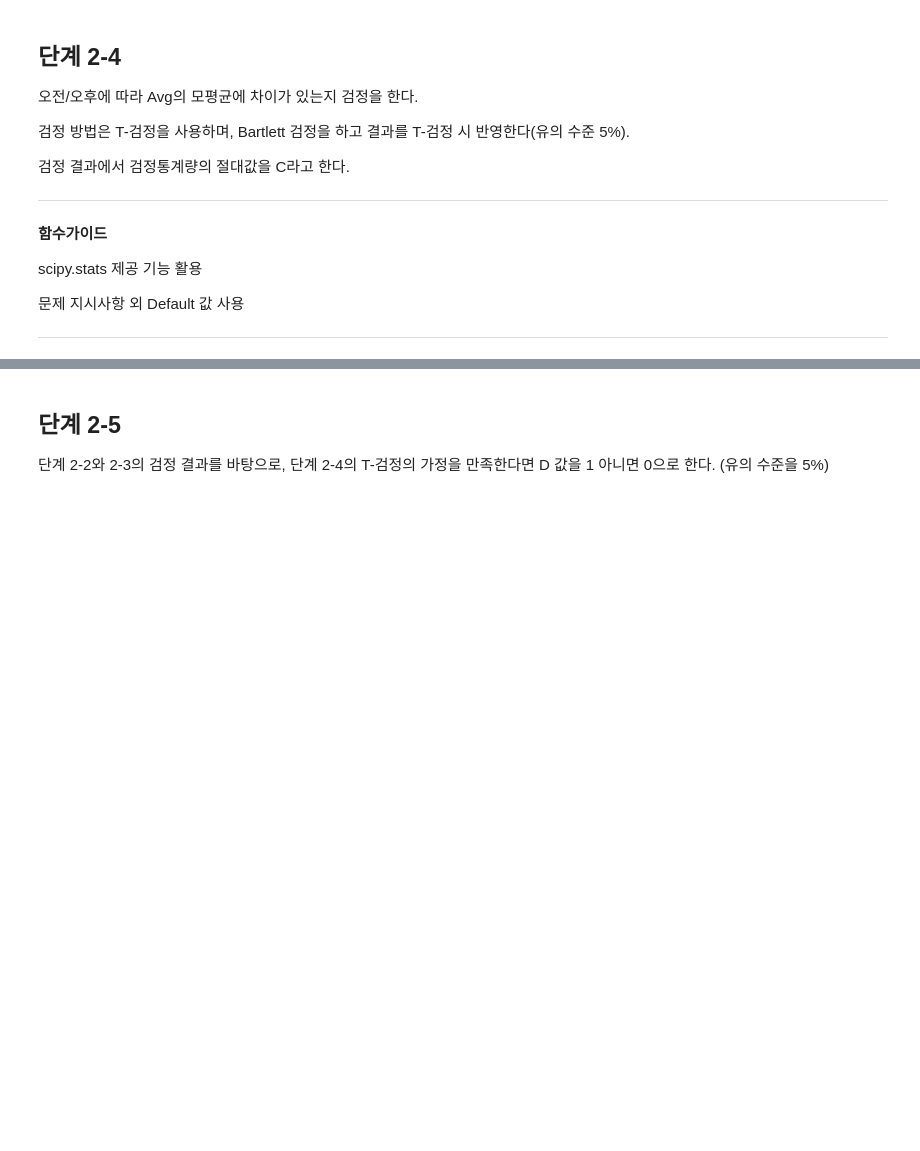
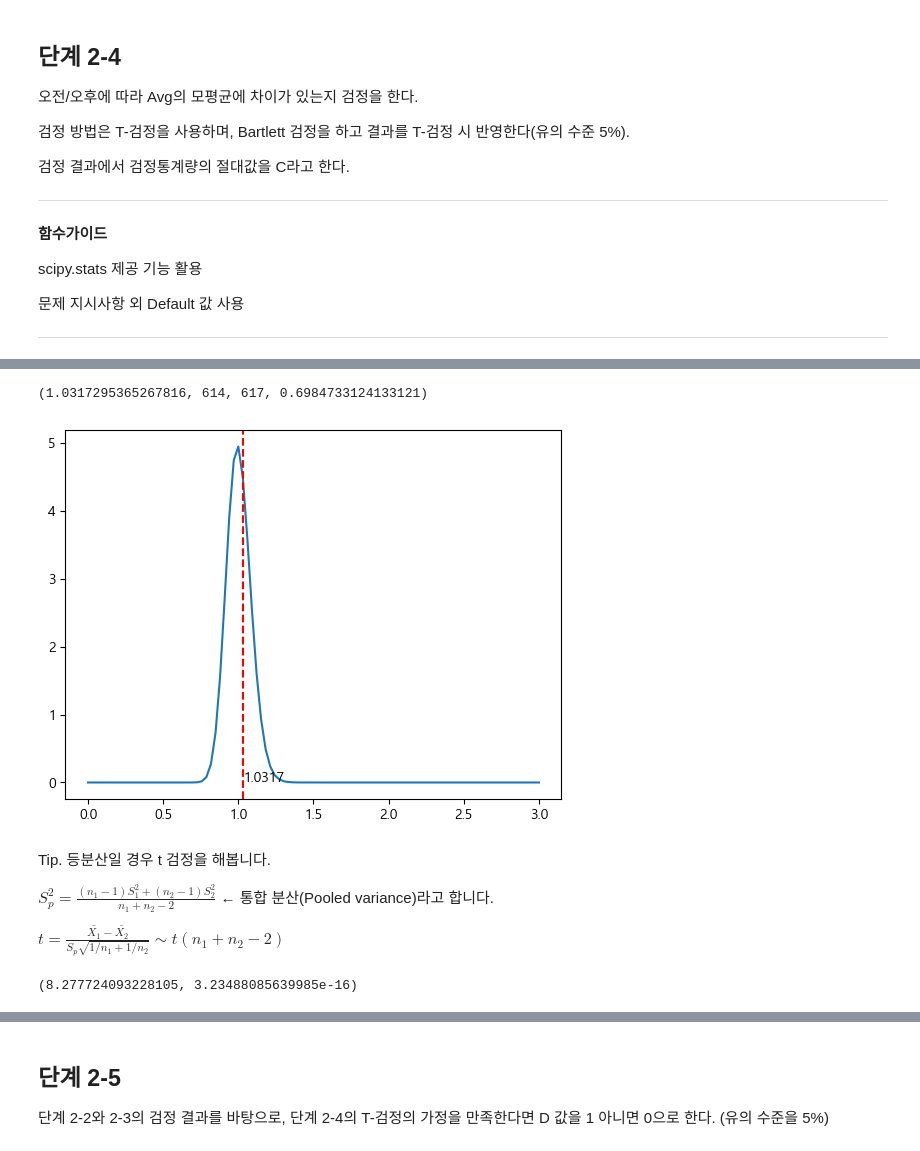
Before and after one commit to sunkusun9/DS_Lv3_2406, a Jupyter notebook: sec_ds_lv3_prob3_prob.ipynb, the cells around one changed output, grey strips where cells are left out. Cells and saved outputs as stored; diff of their text form; code cells hidden in the pictures; blank space fills up the shorter version.

```diff
--- a/sec_ds_lv3_prob3_prob.ipynb
+++ b/sec_ds_lv3_prob3_prob.ipynb
@@ -552,0 +575,11 @@ Hint] 최종 1233개 행만 남는다.
+# %%
+df_prob2 = df_basetable1.loc[
+    ~(df_basetable1[['Holiday_yn', 'Weekend_yn']] == 1).any(axis=1)
+]
+# 방법 2-2: logical operation + between
+df_prob2 = df_prob2.loc[
+    (df_prob2['Hour'].between(8, 11, inclusive=True) |
+    df_prob2['Hour'].between(13, 16, inclusive=True)) &
+    (df_prob2['Avg'] >= 130)
+]
+df_prob2.shape
@@ -590,0 +678,13 @@ scipy.stats 제공 기능 활용
+# %%
+from scipy.stats import chi2
+N = len(df_prob2)
+k = df_prob2['AM'].nunique()
+nm1_i =df_prob2['AM'].value_counts() - 1
+s2_i = df_prob2.groupby('AM')['Avg'].var()
+# s2p = (nm1_i * s2_i).sum() / nm1_i.sum()
+s2p = nm1_i.dot(s2_i) / nm1_i.sum()
+
+B_num = (N - k) * np.log(s2p) - nm1_i.dot(np.log(s2_i))
+B_den = 1 + (1 / (3 * (k - 1))) * ((1 / nm1_i).sum() - 1 / (N - k))
+Bart = B_num / B_den
+B_num, B_den, Bart, 1 - chi2.cdf(Bart, k - 1), chi2.sf(Bart, k - 1)
@@ -590,0 +707,30 @@ scipy.stats 제공 기능 활용
+# %%
+from scipy.stats import f
+F = s2_i.loc[0] / s2_i.loc[1]
+dof1 = nm1_i.loc[0]
+dof2 = nm1_i.loc[1]
+pvalue = min(f.cdf(F, dof1, dof2), f.sf(F, dof1, dof2)) * 2
+F, dof1, dof2, pvalue
+# %% [output]
+(1.0317295365267816, 614, 617, 0.6984733124133121)
+# %%
+plt.plot(np.linspace(0, 3, 100), f.pdf(np.linspace(0, 3, 100), dof1, dof2))
+plt.axvline(F, color='red', linestyle='--')
+plt.text(F, 0.01, str(F)[:6])
+plt.show()
+# %% [output]
+[figure, added]
+# %% [markdown]
+Tip. 등분산일 경우 t 검정을 해봅니다.
+
+$S_p^2 = \frac{(n_1 - 1)S_1^2 + (n_2 - 1)S_2^2}{n_1 + n_2 - 2}$ ← 통합 분산(Pooled variance)라고 합니다.
+
+$t = \frac{\bar{X_1} - \bar{X_2}}{S_p\sqrt{1/n_1 + 1/n_2}} \sim t(n_1 + n_2 - 2)$
+# %%
+from scipy.stats import t
+t_num = df_prob2.groupby('AM')['Avg'].mean().pipe(lambda x: x[0] - x[1])
+t_den = (s2p * (1 / df_prob2['AM'].value_counts()).sum()) ** 0.5
+t_stat = t_num / t_den
+t_stat, t.sf(t_stat, nm1_i.sum()) * 2
+# %% [output]
+(8.277724093228105, 3.23488085639985e-16)
```
Also changed, not shown: parts of 56 cells of this notebook.
